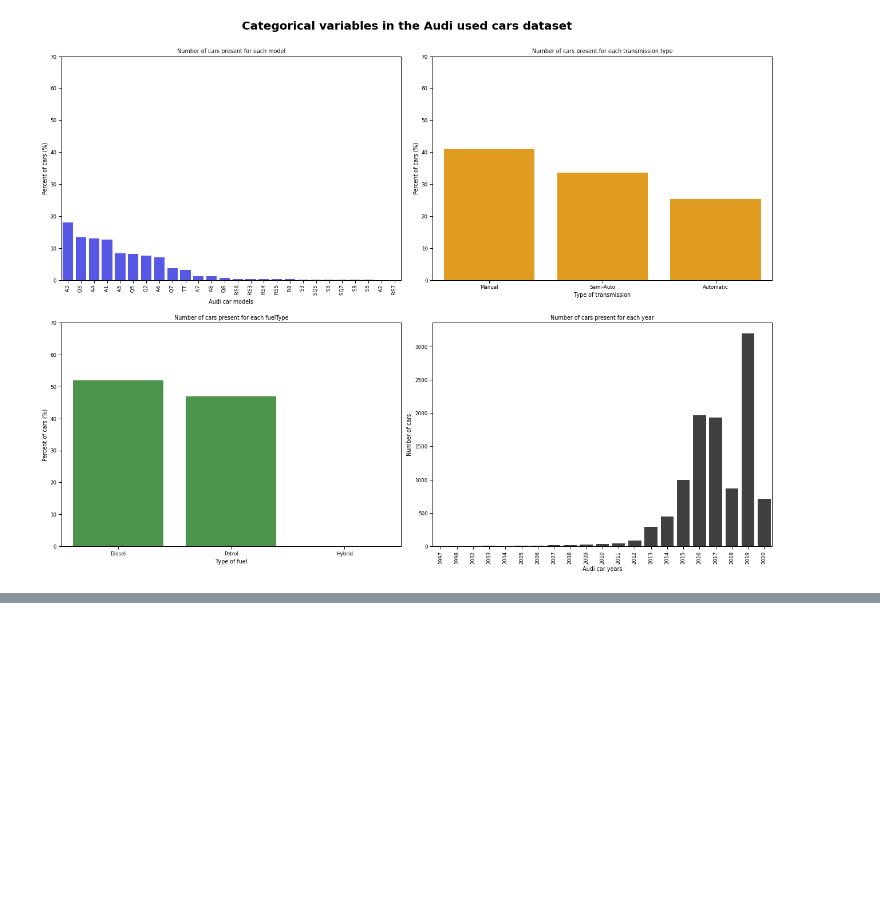
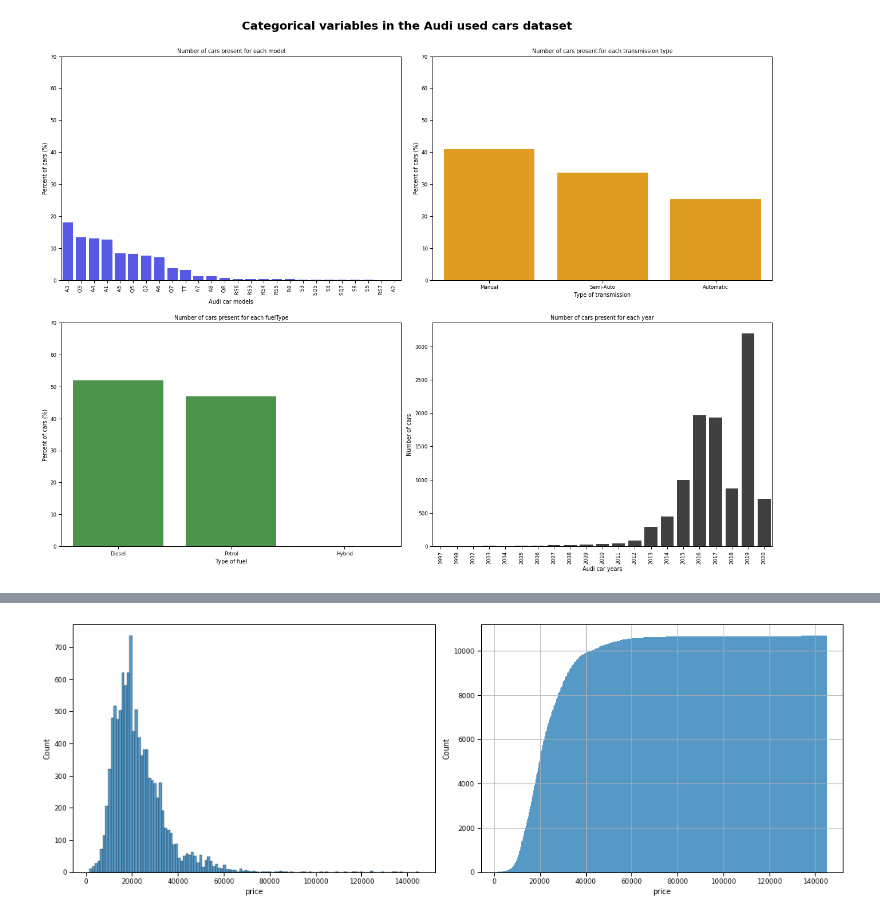
Before and after one commit to NahimaTrisha/Data-visualization-with-Python, a Jupyter notebook: audi_used_car_EDA.ipynb, the cells around one changed output, grey strips where cells are left out. Saved outputs shown, nothing was run; the diff lists cells and outputs as text; code cells hidden in the pictures; blank space fills up the shorter version.

```diff
--- a/audi_used_car_EDA.ipynb
+++ b/audi_used_car_EDA.ipynb
@@ -274,0 +297,14 @@ plt.show()
+# %%
+plt.figure(figsize=(15,10))
+
+plt.subplot(2,2,1)
+sns.histplot(data=df, x='price')
+
+plt.subplot(2,2,2)
+sns.histplot(data=df, x='price', binwidth=1, cumulative=True)
+plt.grid()
+
+plt.tight_layout()
+plt.show()
+# %% [output]
+[figure, added]
```
Also changed, not shown: parts of 8 cells of this notebook.
